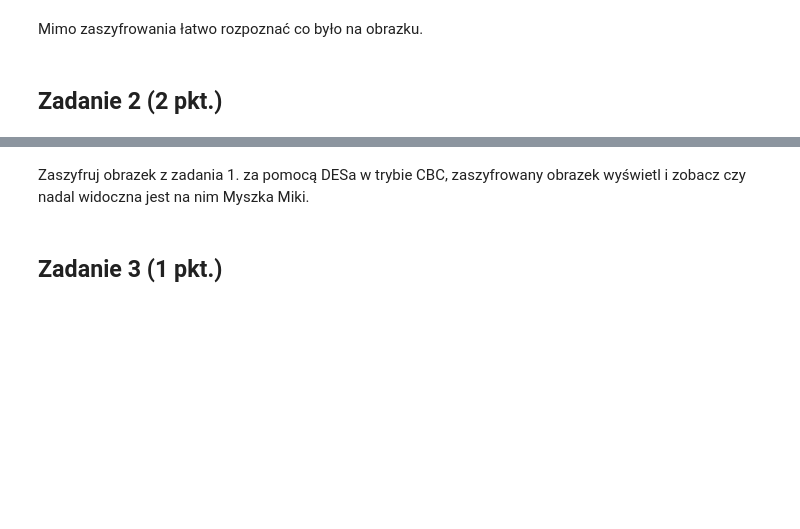
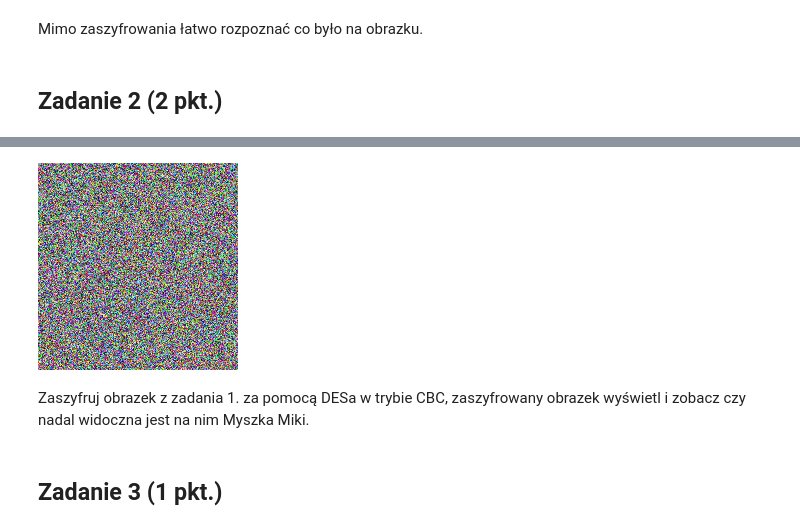
Before and after one commit to hsuliz/university, a Jupyter notebook: year-2023/cryptography/assignment-06/assignment-06.ipynb, the cells around one changed output, grey strips where cells are left out. Drawn from its saved outputs; the diff is of its cells as text; code cells hidden in the pictures; blank space fills up the shorter version.

```diff
--- a/year-2023/cryptography/assignment-06/assignment-06.ipynb
+++ b/year-2023/cryptography/assignment-06/assignment-06.ipynb
@@ -61,2 +72,14 @@ def CBC(msg,key,iv):
+# %%
+def CBC(msg, key, iv):
+    cbc_encoded = []
+    sub_keys = key_schedule(key)
+    sub_msg = textwrap.wrap(msg, 64)
+
+    for i in range(len(sub_msg)):
+        new_msg = xor(iv, sub_msg[i])
+        cbc_encoded.append(DES(new_msg, sub_keys))
+        iv = cbc_encoded[i]
+
+    return ''.join(cbc_encoded)
 # %%
 #key to zmienna z poprzedniego zadania
@@ -66,3 +92,11 @@ print(CBC(msg,key,iv)=='11111010001100011011110011001011010110011010100011010101
+# %%
+bits = ''.join([dec2bin(d, pad='8') for d in arr])
+
+img_t = ''.join(CBC(bits, key, iv))
+img = np.array([bin2dec(b) for b in split_img(img_t, 8)]).reshape(np.array(img).shape)
+Image.fromarray(np.uint8(np.array(img)))
+# %% [output]
+[figure, added]
 # %% [markdown]
 Zaszyfruj obrazek z zadania 1. za pomocą DESa w trybie CBC, zaszyfrowany obrazek wyświetl i zobacz czy nadal widoczna jest na nim Myszka Miki.
 # %% [markdown]
```
Also changed, not shown: parts of 19 cells of this notebook, 2 other files.
